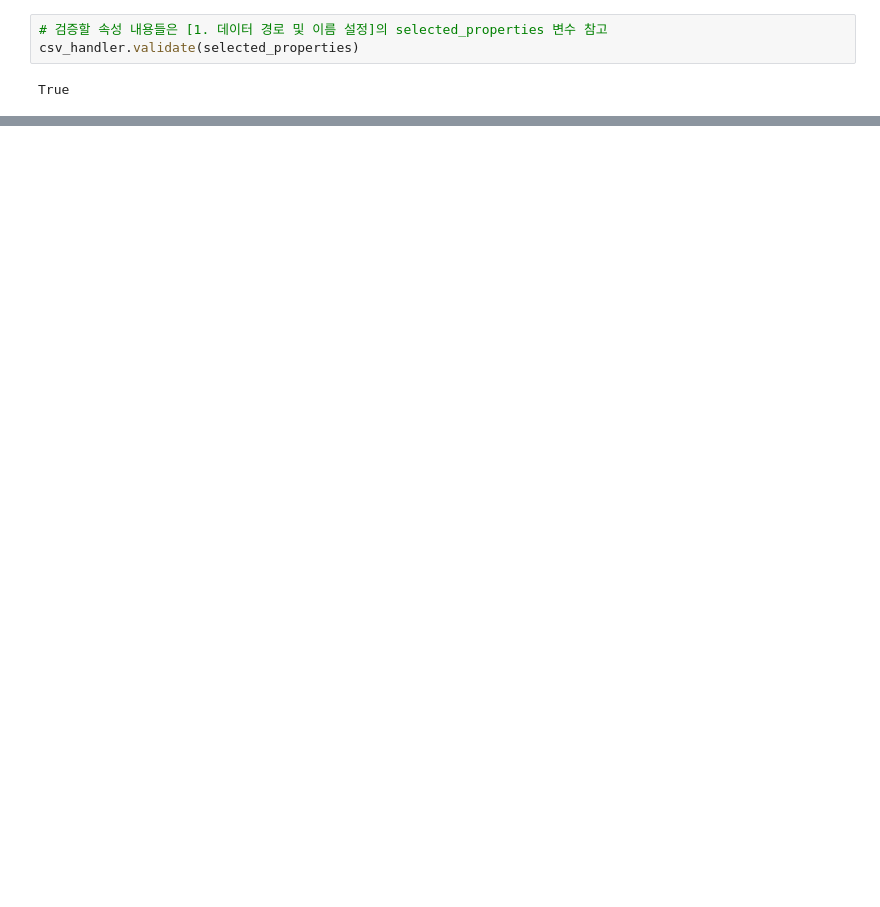
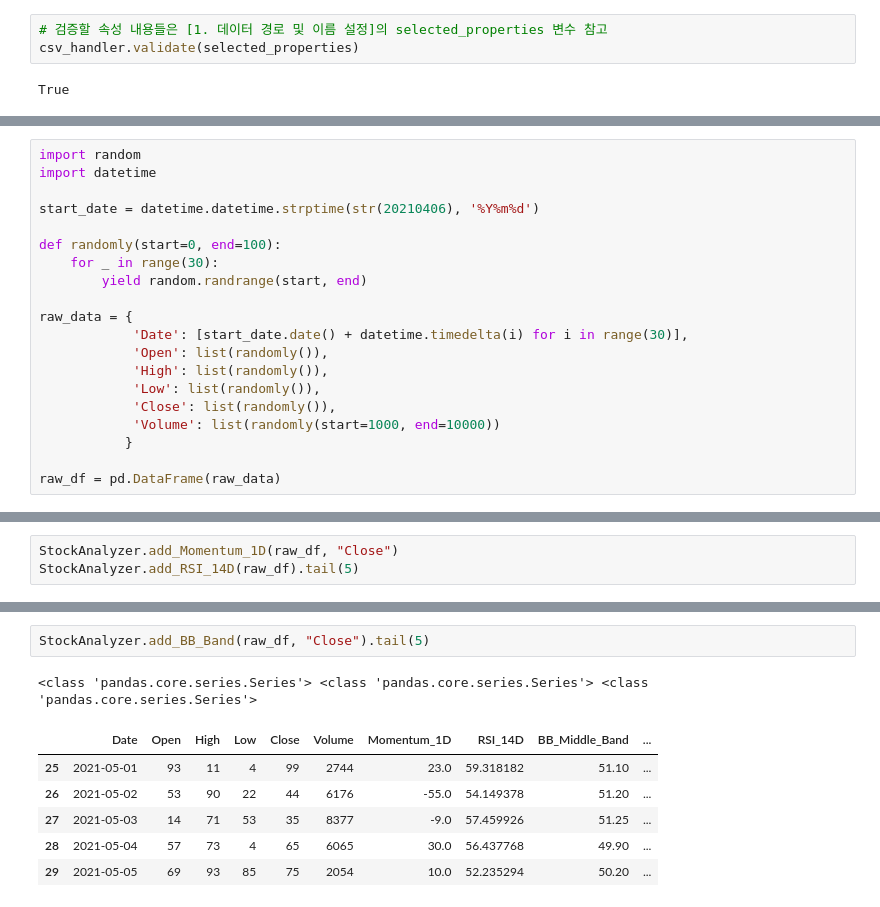
Before and after one commit to RHIE-coder/for-moon, a Jupyter notebook: src/krx-big-data.ipynb, the cells around one changed output, grey strips where cells are left out. Saved outputs shown, nothing was run; the diff lists cells and outputs as text; blank space fills up the shorter version.

```diff
--- a/src/krx-big-data.ipynb
+++ b/src/krx-big-data.ipynb
@@ -210,0 +329,20 @@ True
+# %%
+import random
+import datetime
+
+start_date = datetime.datetime.strptime(str(20210406), '%Y%m%d')
+
+def randomly(start=0, end=100):
+    for _ in range(30):
+        yield random.randrange(start, end)
+
+raw_data = {
+            'Date': [start_date.date() + datetime.timedelta(i) for i in range(30)],
+            'Open': list(randomly()),
+            'High': list(randomly()),
+            'Low': list(randomly()),
+            'Close': list(randomly()),
+            'Volume': list(randomly(start=1000, end=10000))
+           }
+
+raw_df = pd.DataFrame(raw_data)
@@ -210,0 +509,3 @@ True
+# %%
+StockAnalyzer.add_Momentum_1D(raw_df, "Close")
+StockAnalyzer.add_RSI_14D(raw_df).tail(5)
@@ -210,0 +519,10 @@ True
+# %%
+StockAnalyzer.add_BB_Band(raw_df, "Close").tail(5)
+# %% [output]
+<class 'pandas.core.series.Series'> <class 'pandas.core.series.Series'> <class 'pandas.core.series.Series'>
+|  | Date | Open | High | Low | Close | Volume | Momentum_1D | RSI_14D | BB_Middle_Band | ... |
+| 25 | 2021-05-01 | 93 | 11 | 4 | 99 | 2744 | 23.0 | 59.318182 | 51.10 | ... |
+| 26 | 2021-05-02 | 53 | 90 | 22 | 44 | 6176 | -55.0 | 54.149378 | 51.20 | ... |
+| 27 | 2021-05-03 | 14 | 71 | 53 | 35 | 8377 | -9.0 | 57.459926 | 51.25 | ... |
+| 28 | 2021-05-04 | 57 | 73 | 4 | 65 | 6065 | 30.0 | 56.437768 | 49.90 | ... |
+| 29 | 2021-05-05 | 69 | 93 | 85 | 75 | 2054 | 10.0 | 52.235294 | 50.20 | ... |
```
Also changed, not shown: parts of 31 cells of this notebook, 2 other files.
